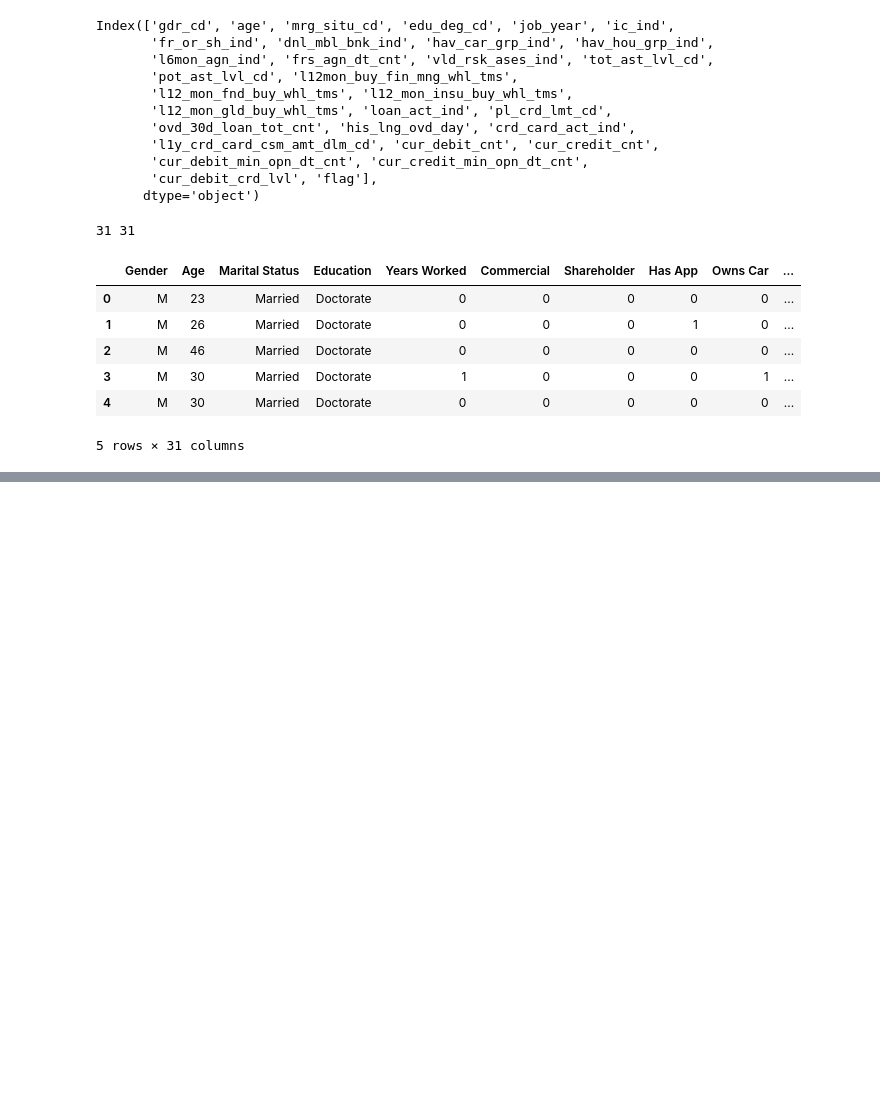
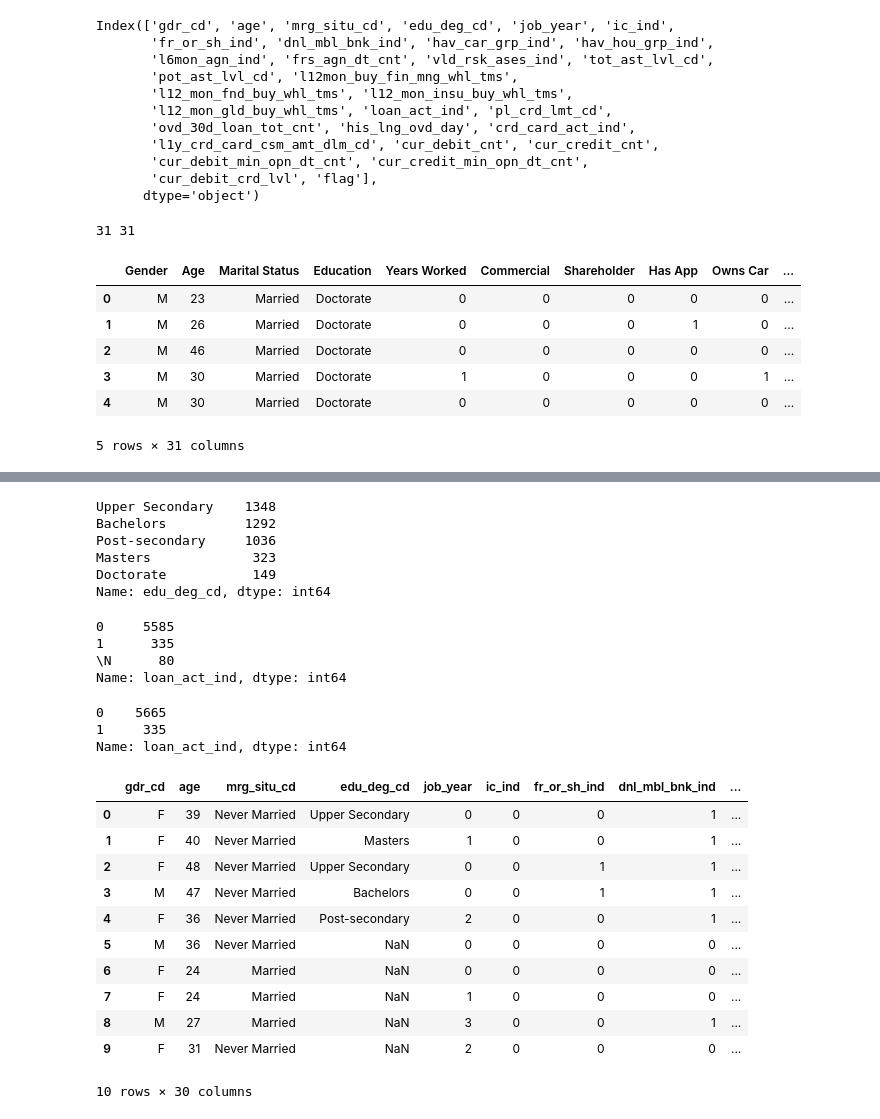
Before and after one commit to jusliam/Big-Data-Analytics-Project, a Jupyter notebook: Data Cleaning.ipynb, the cells around one changed output, grey strips where cells are left out. Cells and saved outputs as stored; diff of their text form; code cells hidden in the pictures; blank space fills up the shorter version.

```diff
--- a/Data Cleaning.ipynb
+++ b/Data Cleaning.ipynb
@@ -780,0 +880,4 @@ train_tag.to_csv('./Data/cleaned_train_tag.csv')
+# %%
+#Replace '\\N' with the modal class, i.e. M
+test_tag['gdr_cd'].replace(to_replace={'\\N': 'M'}, inplace = True)
+test_tag['gdr_cd'].value_counts()
@@ -780,0 +898,6 @@ train_tag.to_csv('./Data/cleaned_train_tag.csv')
+# %%
+#Replace '\\N' with the modal class, i.e. A
+test_tag['mrg_situ_cd'].replace(to_replace={'A':'Married', 'B':'Never Married', 'O':'Separated',
+                                                          '\\N':'Married', '~':'Divorced', 'Z':'Widowed'},
+                                 inplace = True)
+test_tag['mrg_situ_cd'].value_counts()
@@ -780,0 +927,49 @@ train_tag.to_csv('./Data/cleaned_train_tag.csv')
+# %%
+#Replace '\\N' with the modal class, i.e. 0
+test_tag['edu_deg_cd'].replace(to_replace={'F':'Bachelors', 'C':'Upper Secondary', 'B':'Post-secondary', 'Z':'Masters',
+                                            'K':'Upper Secondary', 'G':'Bachelors', 'A':'Bachelors',  '\\N':'Doctorate',
+                                           '~':'Doctorate', 'M':'Post-secondary', 'L':'Post-secondary', 'D':'Masters',
+                                            'J':'Masters'}, inplace = True)
+test_tag['edu_deg_cd'].value_counts()
+# %% [output]
+Upper Secondary    1348
+Bachelors          1292
+Post-secondary     1036
+Masters             323
+Doctorate           149
+Name: edu_deg_cd, dtype: int64
+# %%
+test_tag['loan_act_ind'].value_counts()
+# %% [output]
+0     5585
+1      335
+\N      80
+Name: loan_act_ind, dtype: int64
+# %%
+#Replace '\\N' with the modal class, i.e. 0
+test_tag['loan_act_ind'].replace(to_replace={'\\N':'0'}, inplace = True)
+test_tag['loan_act_ind'].value_counts()
+# %% [output]
+0    5665
+1     335
+Name: loan_act_ind, dtype: int64
+# %%
+drop_columns = ['id', 'atdd_type', 'acdm_deg_cd', 'deg_cd', 'dnl_bind_cmb_lif_ind', 'perm_crd_lmt_cd', 'hld_crd_card_grd_cd',
+                'l6mon_daim_aum_cd', 'cust_inv_rsk_endu_lvl_cd', 'confirm_rsk_ases_lvl_typ_cd', 'fin_rsk_ases_grd_cd',
+                'bk1_cur_year_mon_avg_agn_amt_cd']
+
+test_tag = test_tag.drop(drop_columns, axis=1)
+test_tag.head(10)
+# %% [output]
+|  | gdr_cd | age | mrg_situ_cd | edu_deg_cd | job_year | ic_ind | fr_or_sh_ind | dnl_mbl_bnk_ind | ... |
+| 0 | F | 39 | Never Married | Upper Secondary | 0 | 0 | 0 | 1 | ... |
+| 1 | F | 40 | Never Married | Masters | 1 | 0 | 0 | 1 | ... |
+| 2 | F | 48 | Never Married | Upper Secondary | 0 | 0 | 1 | 1 | ... |
+| 3 | M | 47 | Never Married | Bachelors | 0 | 0 | 1 | 1 | ... |
+| 4 | F | 36 | Never Married | Post-secondary | 2 | 0 | 0 | 1 | ... |
+| 5 | M | 36 | Never Married | NaN | 0 | 0 | 0 | 0 | ... |
+| 6 | F | 24 | Married | NaN | 0 | 0 | 0 | 0 | ... |
+| 7 | F | 24 | Married | NaN | 1 | 0 | 0 | 0 | ... |
+| 8 | M | 27 | Married | NaN | 3 | 0 | 0 | 1 | ... |
+| 9 | F | 31 | Never Married | NaN | 2 | 0 | 0 | 0 | ... |
+10 rows × 30 columns
```
Also changed, not shown: parts of 17 cells of this notebook, 1 other file.
